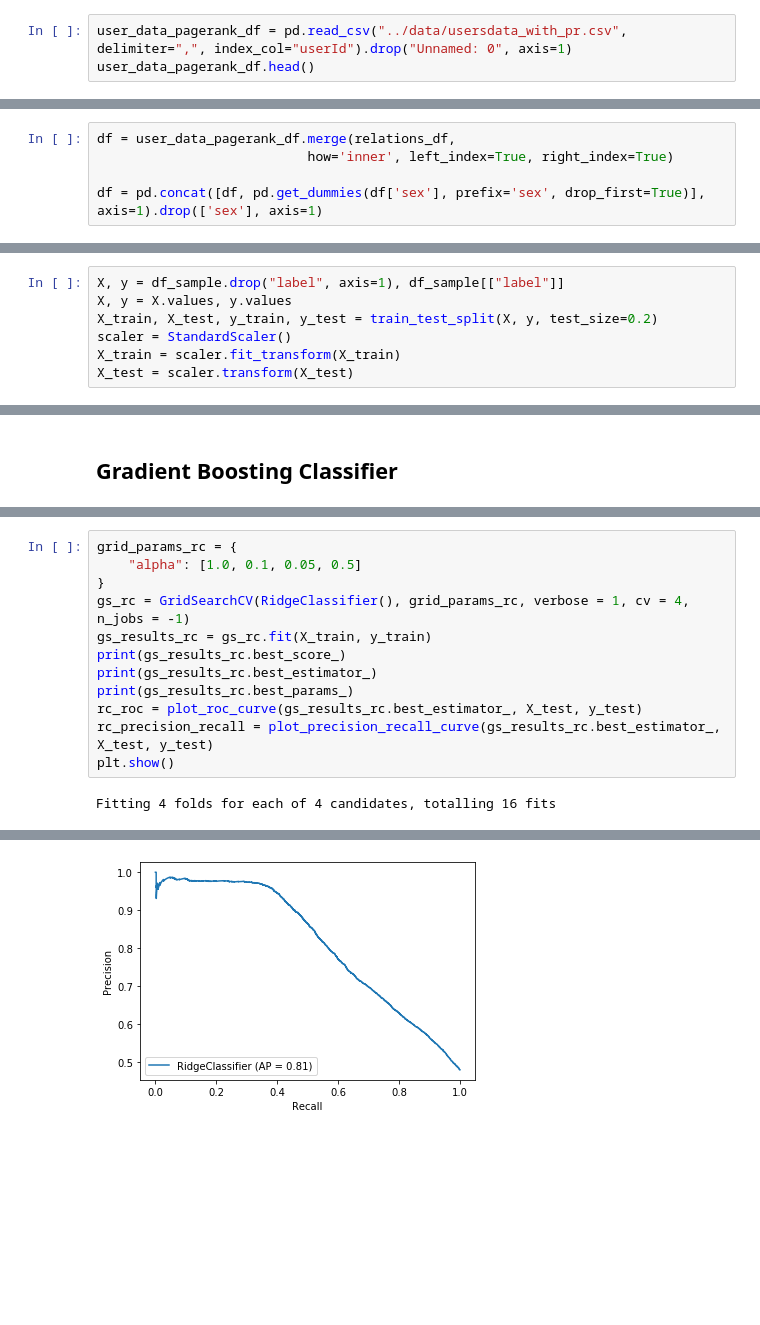
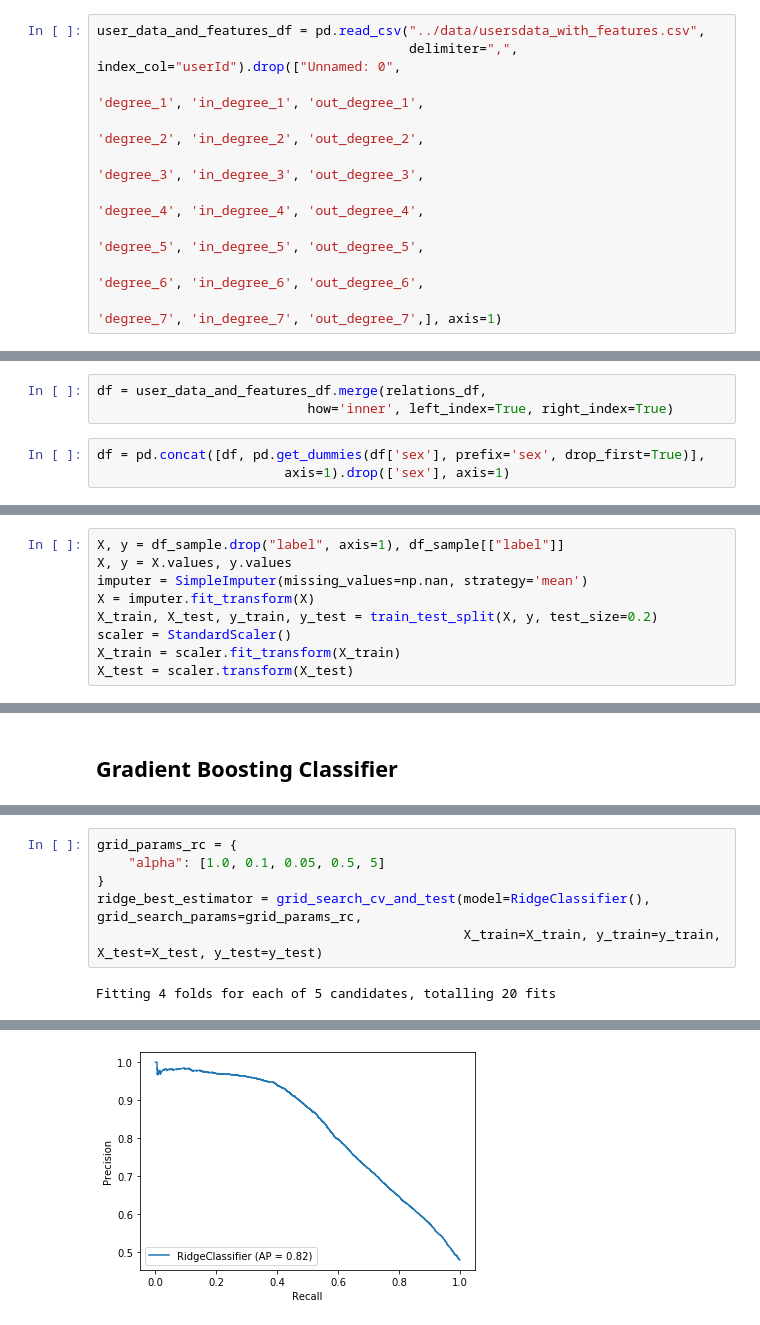
Before and after one commit to alielabridi/NTDS_2019, a Jupyter notebook: projects/classification/classification.ipynb, the cells around one changed output, grey strips where cells are left out. Saved outputs shown, nothing was run; the diff lists cells and outputs as text; blank space fills up the shorter version.

Commit message:
all results version

```diff
--- a/projects/classification/classification.ipynb
+++ b/projects/classification/classification.ipynb
@@ -79,3 +71,10 @@ dtype: bool
 # %%
-user_data_pagerank_df = pd.read_csv("../data/usersdata_with_pr.csv", delimiter=",", index_col="userId").drop("Unnamed: 0", axis=1)
-user_data_pagerank_df.head()
+user_data_and_features_df = pd.read_csv("../data/usersdata_with_features.csv",
+                                        delimiter=",", index_col="userId").drop(["Unnamed: 0",
+                                                                                 'degree_1', 'in_degree_1', 'out_degree_1',
+                                                                                 'degree_2', 'in_degree_2', 'out_degree_2',
+                                                                                 'degree_3', 'in_degree_3', 'out_degree_3',
+                                                                                 'degree_4', 'in_degree_4', 'out_degree_4',
+                                                                                 'degree_5', 'in_degree_5', 'out_degree_5',
+                                                                                 'degree_6', 'in_degree_6', 'out_degree_6',
+                                                                                 'degree_7', 'in_degree_7', 'out_degree_7',], axis=1)
@@ -92,5 +81,6 @@ user_data_pagerank_df.head()
+# %%
+df = user_data_and_features_df.merge(relations_df,
+                           how='inner', left_index=True, right_index=True)
 # %%
-df = user_data_pagerank_df.merge(relations_df,
-                           how='inner', left_index=True, right_index=True)
-
-df = pd.concat([df, pd.get_dummies(df['sex'], prefix='sex', drop_first=True)], axis=1).drop(['sex'], axis=1)
+df = pd.concat([df, pd.get_dummies(df['sex'], prefix='sex', drop_first=True)],
+                        axis=1).drop(['sex'], axis=1)
@@ -250,6 +230,8 @@ XGBClassifier(base_score=0.5, booster='gbtree', colsample_bylevel=1,
 # %%
 X, y = df_sample.drop("label", axis=1), df_sample[["label"]]
 X, y = X.values, y.values
+imputer = SimpleImputer(missing_values=np.nan, strategy='mean')
+X = imputer.fit_transform(X)
 X_train, X_test, y_train, y_test = train_test_split(X, y, test_size=0.2)
 scaler = StandardScaler()
 X_train = scaler.fit_transform(X_train)
@@ -390,15 +525,9 @@ GradientBoostingClassifier(ccp_alpha=0.0, criterion='friedman_mse', init=None,
 # %%
 grid_params_rc = {
-    "alpha": [1.0, 0.1, 0.05, 0.5]
+    "alpha": [1.0, 0.1, 0.05, 0.5, 5]
 }
-gs_rc = GridSearchCV(RidgeClassifier(), grid_params_rc, verbose = 1, cv = 4, n_jobs = -1)
-gs_results_rc = gs_rc.fit(X_train, y_train)
-print(gs_results_rc.best_score_)
-print(gs_results_rc.best_estimator_)
-print(gs_results_rc.best_params_)
-rc_roc = plot_roc_curve(gs_results_rc.best_estimator_, X_test, y_test)
-rc_precision_recall = plot_precision_recall_curve(gs_results_rc.best_estimator_, X_test, y_test)
-plt.show()
+ridge_best_estimator = grid_search_cv_and_test(model=RidgeClassifier(), grid_search_params=grid_params_rc,
+                                               X_train=X_train, y_train=y_train, X_test=X_test, y_test=y_test)
 # %% [output]
-Fitting 4 folds for each of 4 candidates, totalling 16 fits
+Fitting 4 folds for each of 5 candidates, totalling 20 fits
 [Parallel(n_jobs=-1)]: Using backend LokyBackend with 8 concurrent workers.
@@ -412 +541 @@ RidgeClassifier(alpha=0.5, class_weight=None, copy_X=True, fit_intercept=True,
-[figure, old version]
+[figure, new version]
```
Also changed, not shown: parts of 32 cells of this notebook, 1 other file.
